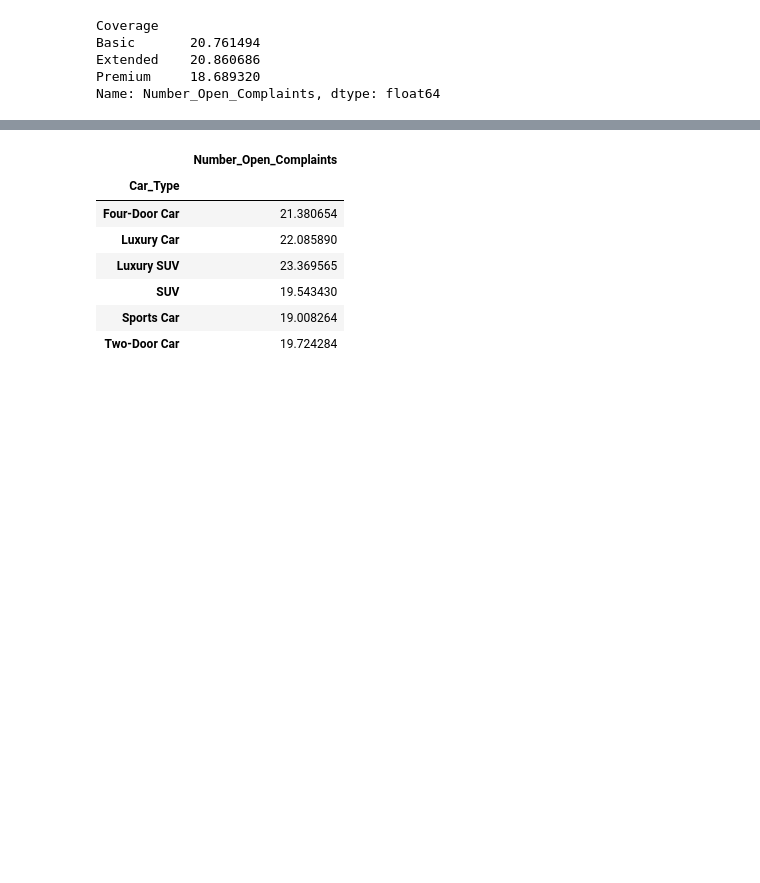
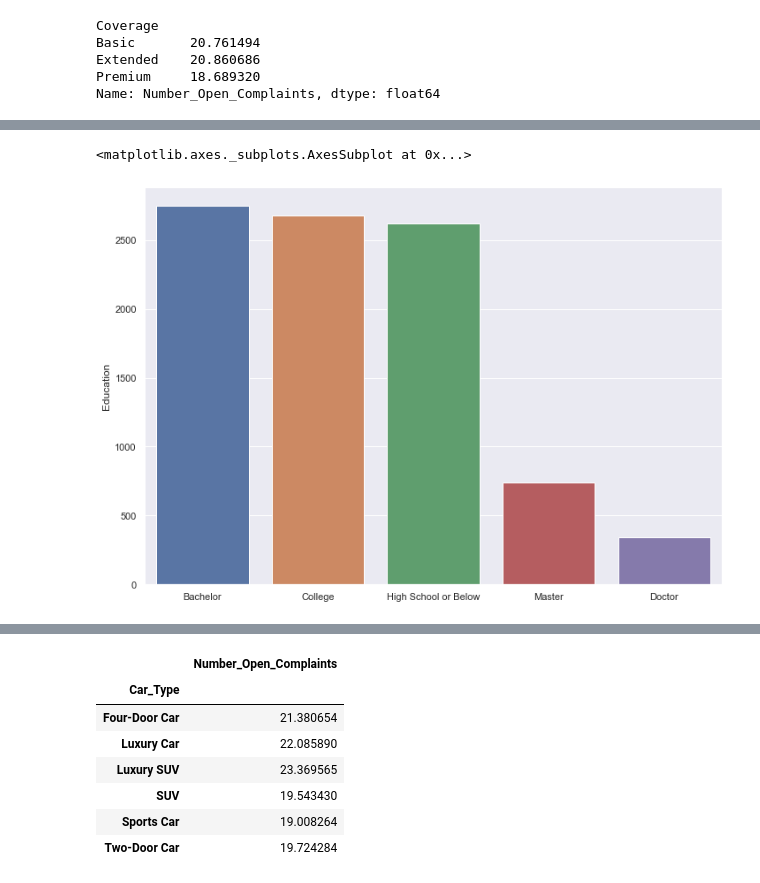
Before and after one commit to Maria6694/Project-Week-8-Final-Project, a Jupyter notebook: your-project/Code/1.Analysis_USA.ipynb, the cells around one changed output, grey strips where cells are left out. Drawn from its saved outputs; the diff is of its cells as text; code cells hidden in the pictures; blank space fills up the shorter version.

```diff
--- a/your-project/Code/1.Analysis_USA.ipynb
+++ b/your-project/Code/1.Analysis_USA.ipynb
@@ -95,0 +118,5 @@ pd.DataFrame(pd.cut(ins['Income'], bins = bins).value_counts(ascending = False,
+# %%
+sns.barplot(ins.Education.value_counts().index, ins.Education.value_counts())
+# %% [output]
+<matplotlib.axes._subplots.AxesSubplot at 0x...>
+[figure, added]
```
Also changed, not shown: parts of 15 cells of this notebook, 2 other files.
